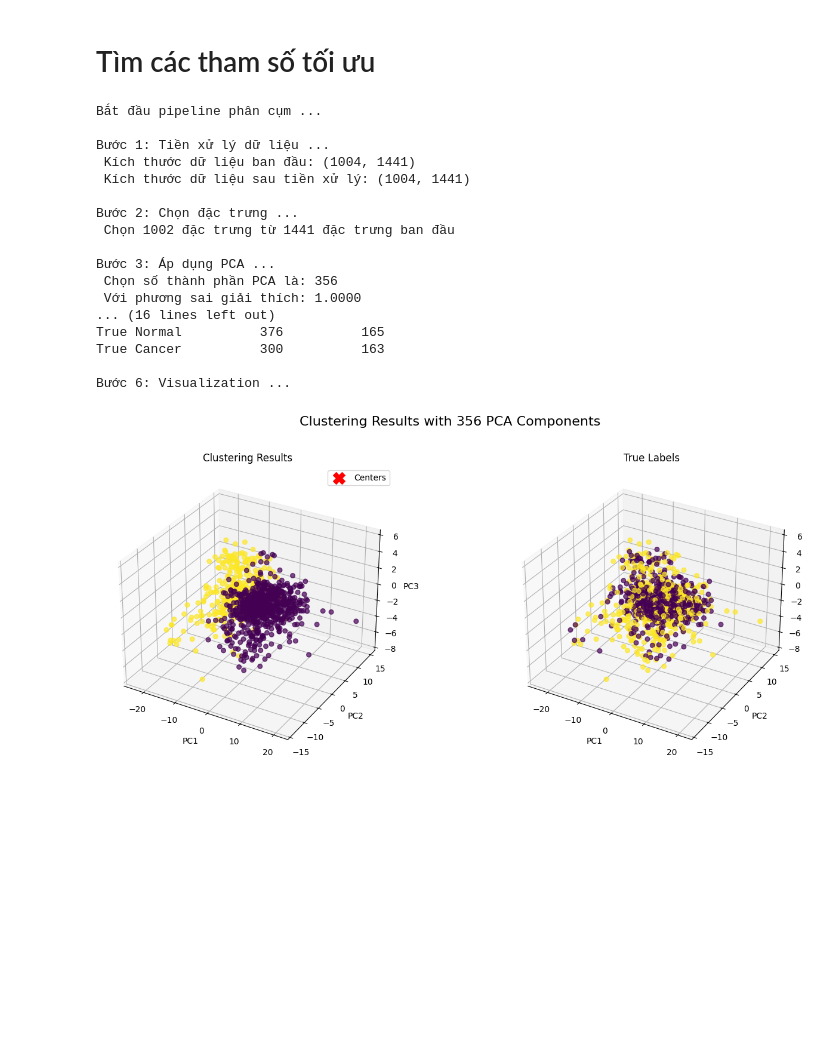
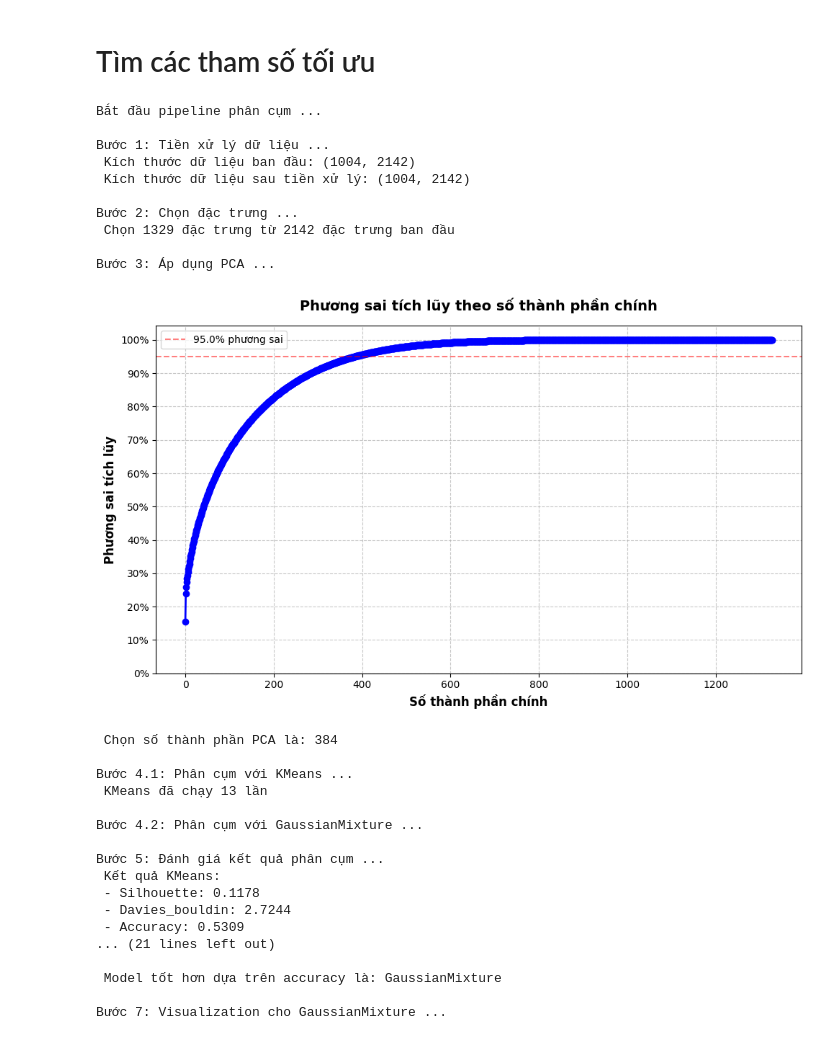
Before and after one commit to khoaoe/HCMUS-MathAI-Lab2-PCAAndClustering, a Jupyter notebook: Clustering/clustering.ipynb, the cells around one changed output. Cells and saved outputs as stored; diff of their text form; code cells hidden in the pictures; blank space fills up the shorter version.

Commit message:
feat(algo): add Gaussian Mixture
compare its results with these of K-means

```diff
--- a/Clustering/clustering.ipynb
+++ b/Clustering/clustering.ipynb
@@ -162,10 +631,6 @@ def kmeans(X, k=2, max_iters=300, tol=1e-8, n_init=20, init_method='kmeans++', r
 # %%
 def preprocessing(X):
     X_processed = X.copy().astype(float)
-
-    # Standardize the data
-    scaler = StandardScaler()
-    X_processed = scaler.fit_transform(X_processed)
 
     # Handle Inf values
     X_processed[np.isinf(X_processed)] = np.nan
@@ -235,6 +700,10 @@ def preprocessing(X):
     X_scaled[np.isnan(X_scaled)] = 0
     X_scaled[np.isinf(X_scaled)] = 0
 
+    # Standardize the data
+    scaler = StandardScaler()
+    X_scaled = scaler.fit_transform(X_scaled)
+
     return X_scaled
 # %% [markdown]
 # feature selection
@@ -595,0 +1182,2 @@ except:
+# %%
+df_original, df, X, y = prepare_data(file_path)
@@ -619,41 +1232,40 @@ Số lượng mỗi nhóm:
-# %%
-# Loại bỏ các cột không cần thiết
-X = df.drop(columns=['Unnamed: 0', 'site', 'subject', 'group']).values
-y = df['group'].values
-
-# Chuyển nhãn thành 0 và 1 (0: Normal, 1: Cancer)
-y_numeric = np.where(y == 'Cancer', 1, 0)
 # %% [markdown]
 # Tìm các tham số tối ưu
 # %%
 results = clustering_pipeline(
     X,
-    y=y_numeric,
+    y=y,
     n_clusters=2,
-    variance_threshold_quantile=0.03,
-    correlation_threshold=0.85,
-    pca_variance_explained_threshold=0.95,
-    kmeans_max_iters=300,
-    kmeans_tol=1e-8,
-    kmeans_n_init=25,
-    kmeans_random_state=42
+    variance_threshold_quantile=0.05,
+    correlation_threshold=0.80,
+    pca_variance_explained_threshold=0.95
 )
 # %% [output]
 Bắt đầu pipeline phân cụm ...
 
 Bước 1: Tiền xử lý dữ liệu ...
- Kích thước dữ liệu ban đầu: (1004, 1441)
- Kích thước dữ liệu sau tiền xử lý: (1004, 1441)
+ Kích thước dữ liệu ban đầu: (1004, 2142)
+ Kích thước dữ liệu sau tiền xử lý: (1004, 2142)
 
 Bước 2: Chọn đặc trưng ...
- Chọn 1002 đặc trưng từ 1441 đặc trưng ban đầu
+ Chọn 1329 đặc trưng từ 2142 đặc trưng ban đầu
 
 Bước 3: Áp dụng PCA ...
- Chọn số thành phần PCA là: 356
- Với phương sai giải thích: 1.0000
-... (16 lines left out)
-True Normal          376          165
-True Cancer          300          163
-
-Bước 6: Visualization ...
-[figure, old version]
+[figure, new version]
+ Chọn số thành phần PCA là: 384
+
+Bước 4.1: Phân cụm với KMeans ...
+ KMeans đã chạy 13 lần
+
+Bước 4.2: Phân cụm với GaussianMixture ...
+
+Bước 5: Đánh giá kết quả phân cụm ...
+ Kết quả KMeans:
+ - Silhouette: 0.1178
+ - Davies_bouldin: 2.7244
+ - Accuracy: 0.5309
+... (21 lines left out)
+
+ Model tốt hơn dựa trên accuracy là: GaussianMixture
+
+Bước 7: Visualization cho GaussianMixture ...
```
Also changed, not shown: parts of 15 cells of this notebook, 1 other file.
